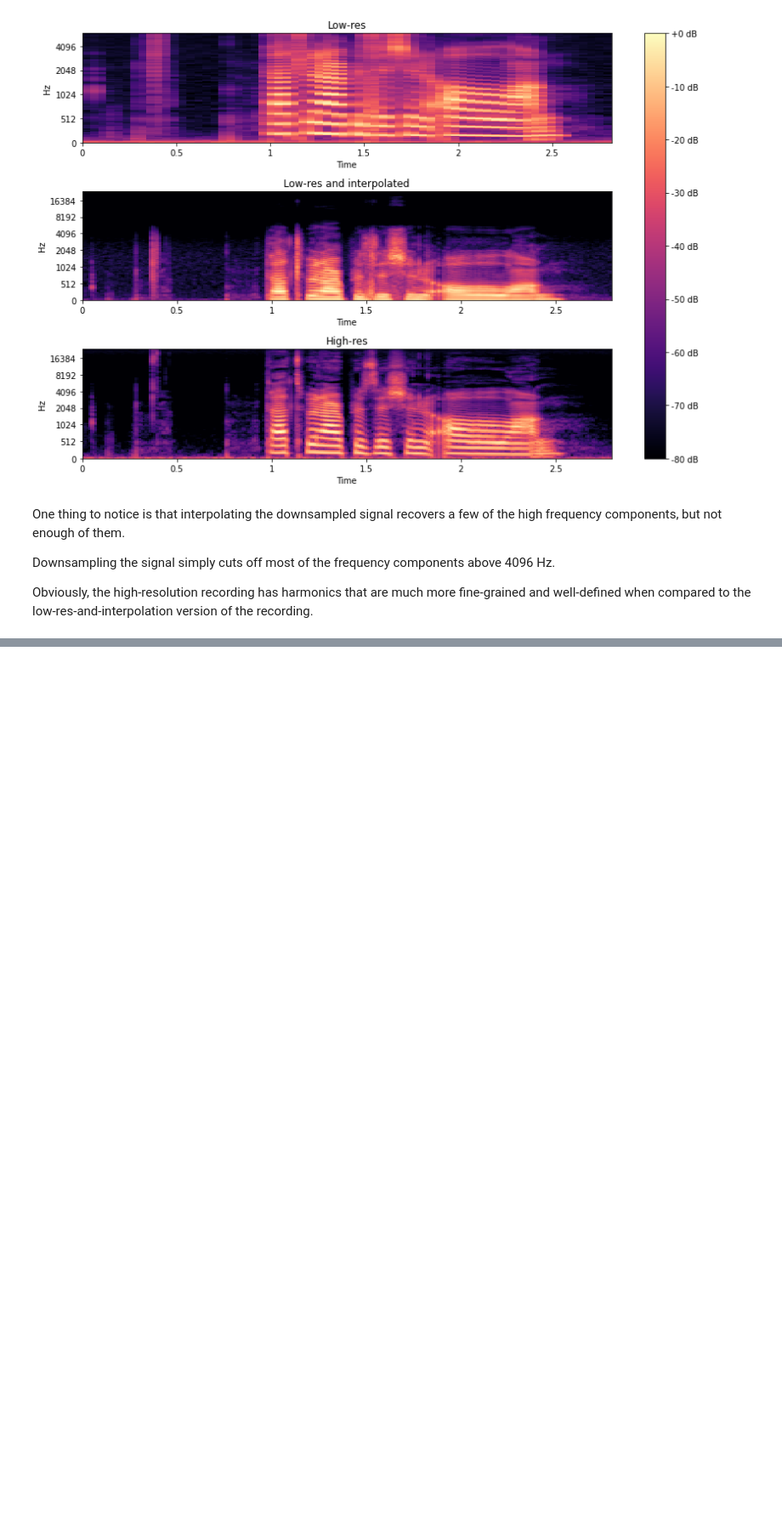
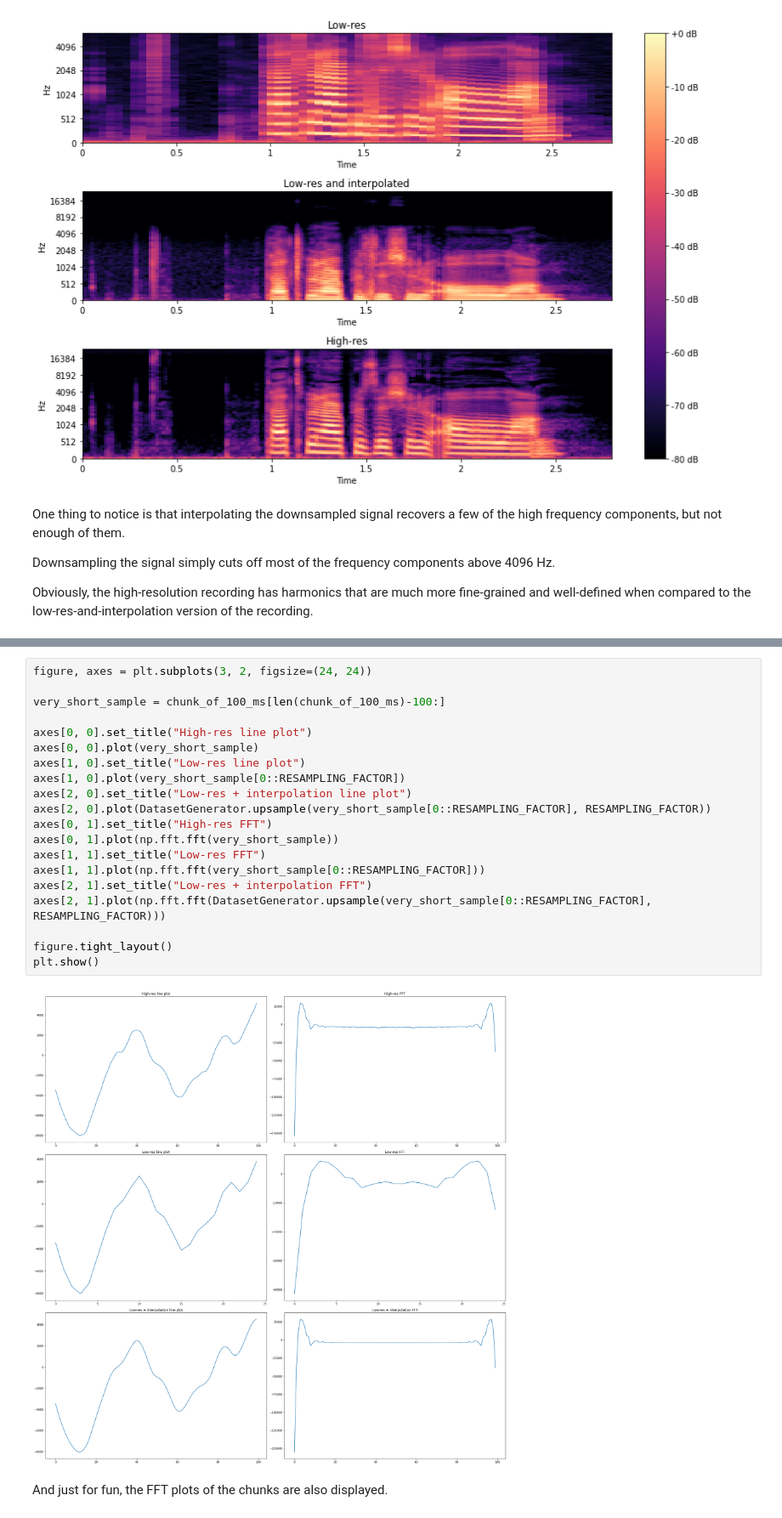
Before and after one commit to sutgeorge/Audio-Super-Resolution, a Jupyter notebook: Project/exploring_data.ipynb, the cells around one changed output, grey strips where cells are left out. Shown at 85% size. Cells and saved outputs as stored; diff of their text form; blank space fills up the shorter version.

```diff
--- a/Project/exploring_data.ipynb
+++ b/Project/exploring_data.ipynb
@@ -363,0 +429,24 @@ Obviously, the high-resolution recording has harmonics that are much more fine-g
+# %%
+figure, axes = plt.subplots(3, 2, figsize=(24, 24))
+
+very_short_sample = chunk_of_100_ms[len(chunk_of_100_ms)-100:]
+
+axes[0, 0].set_title("High-res line plot")
+axes[0, 0].plot(very_short_sample)
+axes[1, 0].set_title("Low-res line plot")
+axes[1, 0].plot(very_short_sample[0::RESAMPLING_FACTOR])
+axes[2, 0].set_title("Low-res + interpolation line plot")
+axes[2, 0].plot(DatasetGenerator.upsample(very_short_sample[0::RESAMPLING_FACTOR], RESAMPLING_FACTOR))
+axes[0, 1].set_title("High-res FFT")
+axes[0, 1].plot(np.fft.fft(very_short_sample))
+axes[1, 1].set_title("Low-res FFT")
+axes[1, 1].plot(np.fft.fft(very_short_sample[0::RESAMPLING_FACTOR]))
+axes[2, 1].set_title("Low-res + interpolation FFT")
+axes[2, 1].plot(np.fft.fft(DatasetGenerator.upsample(very_short_sample[0::RESAMPLING_FACTOR], RESAMPLING_FACTOR)))
+
+figure.tight_layout()
+plt.show()
+# %% [output]
+[figure, added]
+# %% [markdown]
+And just for fun, the FFT plots of the chunks are also displayed.
```
Also changed, not shown: parts of 7 cells of this notebook, 1 other file.
